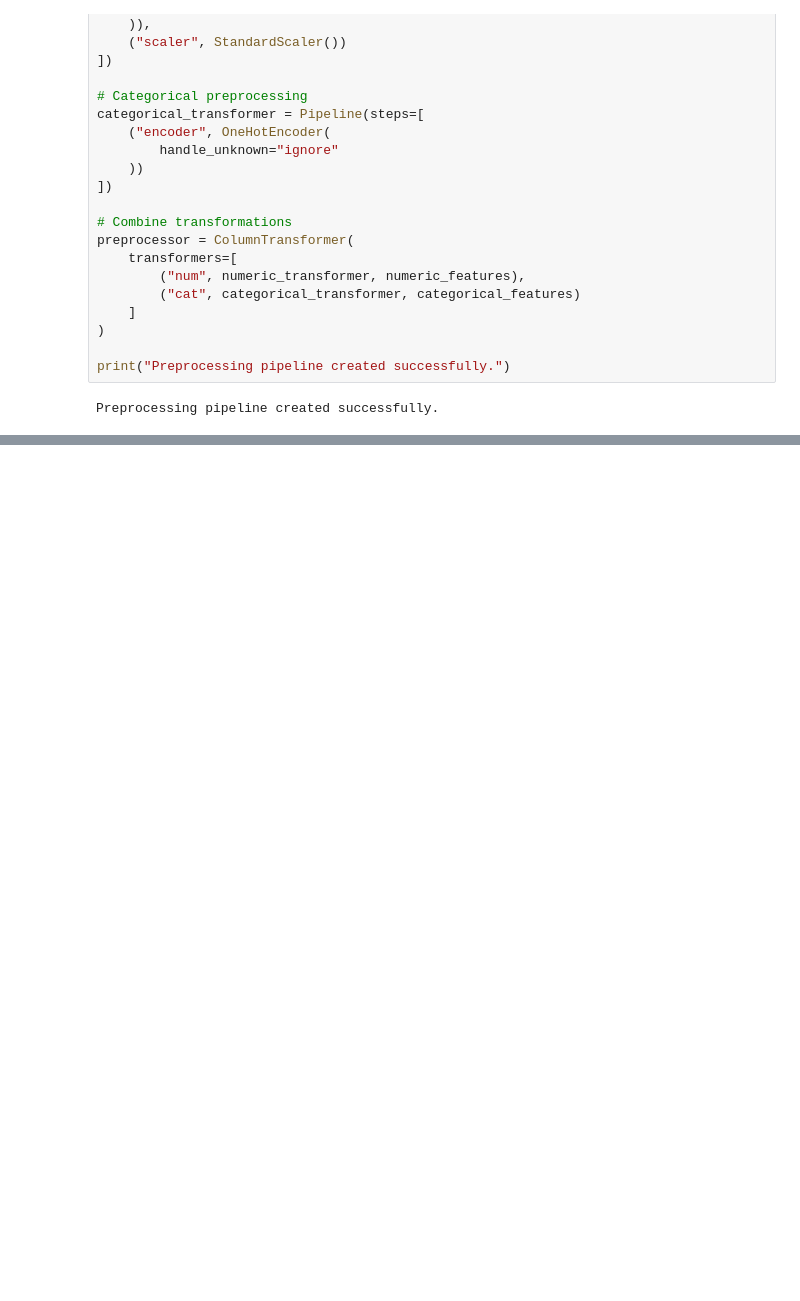
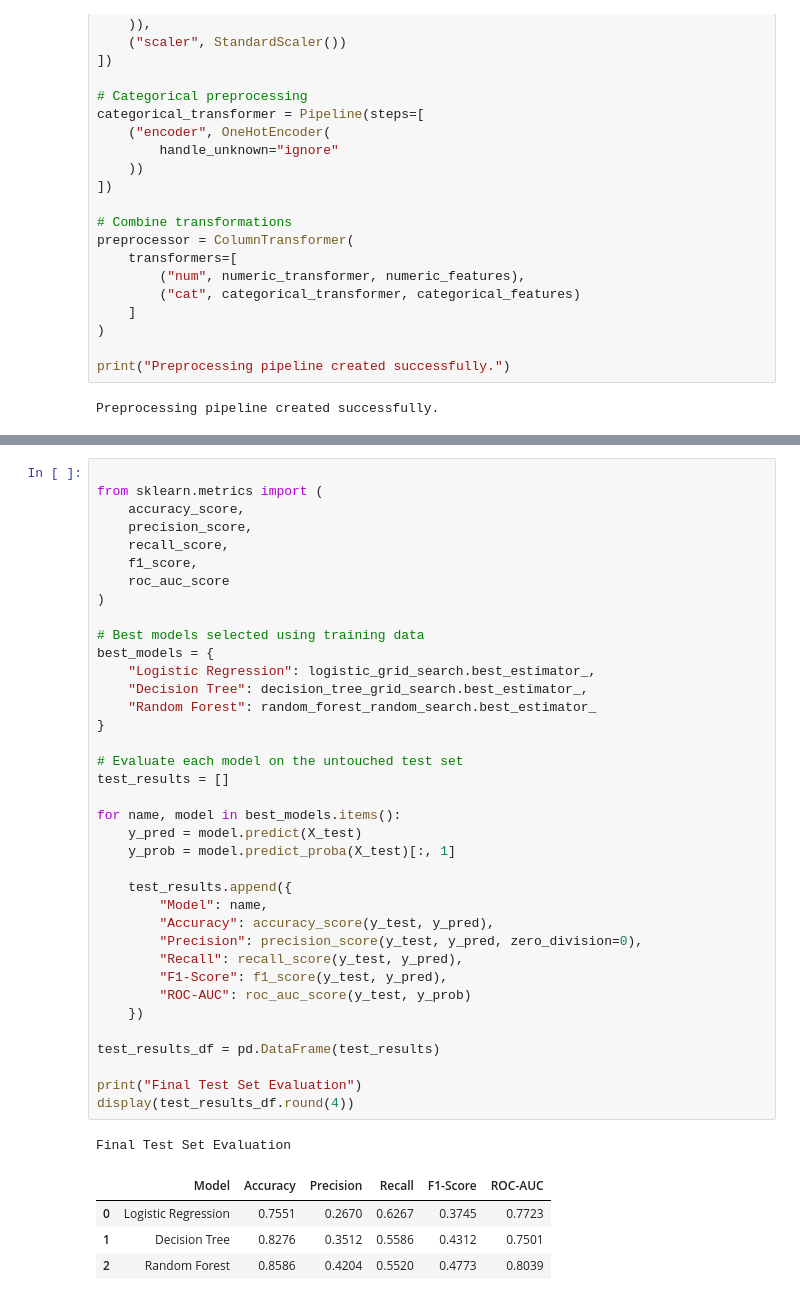
Before and after one commit to kaurp88/15580445-PK-s1, a Jupyter notebook: machine_learning.ipynb, the cells around one changed output, grey strips where cells are left out. Cells and saved outputs as stored; diff of their text form; blank space fills up the shorter version.

```diff
--- a/machine_learning.ipynb
+++ b/machine_learning.ipynb
@@ -404,0 +762,43 @@ Preprocessing pipeline created successfully.
+# %%
+
+from sklearn.metrics import (
+    accuracy_score,
+    precision_score,
+    recall_score,
+    f1_score,
+    roc_auc_score
+)
+
+# Best models selected using training data
+best_models = {
+    "Logistic Regression": logistic_grid_search.best_estimator_,
+    "Decision Tree": decision_tree_grid_search.best_estimator_,
+    "Random Forest": random_forest_random_search.best_estimator_
+}
+
+# Evaluate each model on the untouched test set
+test_results = []
+
+for name, model in best_models.items():
+    y_pred = model.predict(X_test)
+    y_prob = model.predict_proba(X_test)[:, 1]
+
+    test_results.append({
+        "Model": name,
+        "Accuracy": accuracy_score(y_test, y_pred),
+        "Precision": precision_score(y_test, y_pred, zero_division=0),
+        "Recall": recall_score(y_test, y_pred),
+        "F1-Score": f1_score(y_test, y_pred),
+        "ROC-AUC": roc_auc_score(y_test, y_prob)
+    })
+
+test_results_df = pd.DataFrame(test_results)
+
+print("Final Test Set Evaluation")
+display(test_results_df.round(4))
+# %% [output]
+Final Test Set Evaluation
+|  | Model | Accuracy | Precision | Recall | F1-Score | ROC-AUC |
+| 0 | Logistic Regression | 0.7551 | 0.2670 | 0.6267 | 0.3745 | 0.7723 |
+| 1 | Decision Tree | 0.8276 | 0.3512 | 0.5586 | 0.4312 | 0.7501 |
+| 2 | Random Forest | 0.8586 | 0.4204 | 0.5520 | 0.4773 | 0.8039 |
```
Also changed, not shown: parts of 16 cells of this notebook.
